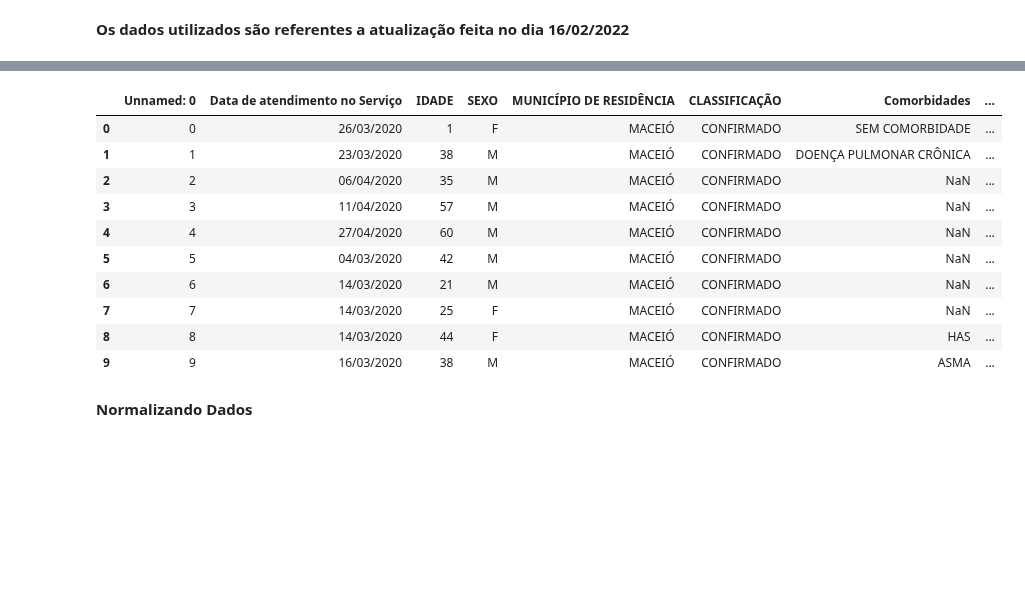
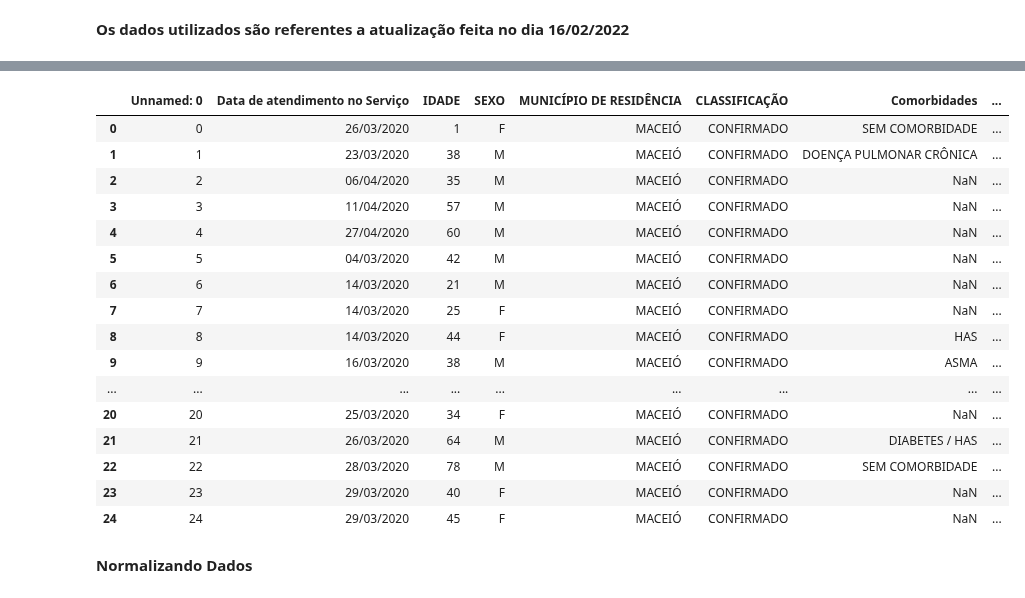
Before and after one commit to Jose-Bruno/Visualiza-oComputacional, a Jupyter notebook: José_Bruno_da_Silva_Santos_Visualização_Computacional.ipynb, the cells around one changed output, grey strips where cells are left out. Saved outputs shown, nothing was run; the diff lists cells and outputs as text; code cells hidden in the pictures; blank space fills up the shorter version.

```diff
--- a/José_Bruno_da_Silva_Santos_Visualização_Computacional.ipynb
+++ b/José_Bruno_da_Silva_Santos_Visualização_Computacional.ipynb
@@ -22,19 +22,25 @@ dados = dados.rename(columns={'CLASSIFICAÇÃO (Confirmado, suspeito, descartado
 dados = dados.rename(columns={'Situação do paciente confirmado (UTI, isolamento domiciliar, enfermaria) ?': 'Situação do paciente confirmado'})
 dados = dados.rename(columns={'Data do Óbito (Caso haja)': 'Data do Óbito'})
 # %%
-dados.head(10)
+dados.head(25)
 # %% [output]
 |  | Unnamed: 0 | Data de atendimento no Serviço | IDADE | SEXO | MUNICÍPIO DE RESIDÊNCIA | CLASSIFICAÇÃO | Comorbidades | ... |
 | 0 | 0 | 26/03/2020 | 1 | F | MACEIÓ | CONFIRMADO | SEM COMORBIDADE | ... |
 | 1 | 1 | 23/03/2020 | 38 | M | MACEIÓ | CONFIRMADO | DOENÇA PULMONAR CRÔNICA | ... |
 | 2 | 2 | 06/04/2020 | 35 | M | MACEIÓ | CONFIRMADO | NaN | ... |
 | 3 | 3 | 11/04/2020 | 57 | M | MACEIÓ | CONFIRMADO | NaN | ... |
 | 4 | 4 | 27/04/2020 | 60 | M | MACEIÓ | CONFIRMADO | NaN | ... |
 | 5 | 5 | 04/03/2020 | 42 | M | MACEIÓ | CONFIRMADO | NaN | ... |
 | 6 | 6 | 14/03/2020 | 21 | M | MACEIÓ | CONFIRMADO | NaN | ... |
 | 7 | 7 | 14/03/2020 | 25 | F | MACEIÓ | CONFIRMADO | NaN | ... |
 | 8 | 8 | 14/03/2020 | 44 | F | MACEIÓ | CONFIRMADO | HAS | ... |
 | 9 | 9 | 16/03/2020 | 38 | M | MACEIÓ | CONFIRMADO | ASMA | ... |
+| ... | ... | ... | ... | ... | ... | ... | ... | ... |
+| 20 | 20 | 25/03/2020 | 34 | F | MACEIÓ | CONFIRMADO | NaN | ... |
+| 21 | 21 | 26/03/2020 | 64 | M | MACEIÓ | CONFIRMADO | DIABETES / HAS | ... |
+| 22 | 22 | 28/03/2020 | 78 | M | MACEIÓ | CONFIRMADO | SEM COMORBIDADE | ... |
+| 23 | 23 | 29/03/2020 | 40 | F | MACEIÓ | CONFIRMADO | NaN | ... |
+| 24 | 24 | 29/03/2020 | 45 | F | MACEIÓ | CONFIRMADO | NaN | ... |
 # %% [markdown]
 **Normalizando Dados**
 # %%
```
Also changed, not shown: parts of 10 cells of this notebook.
